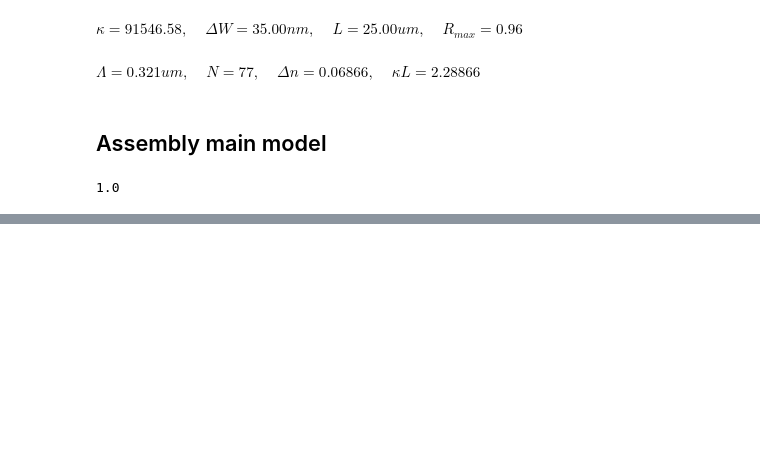
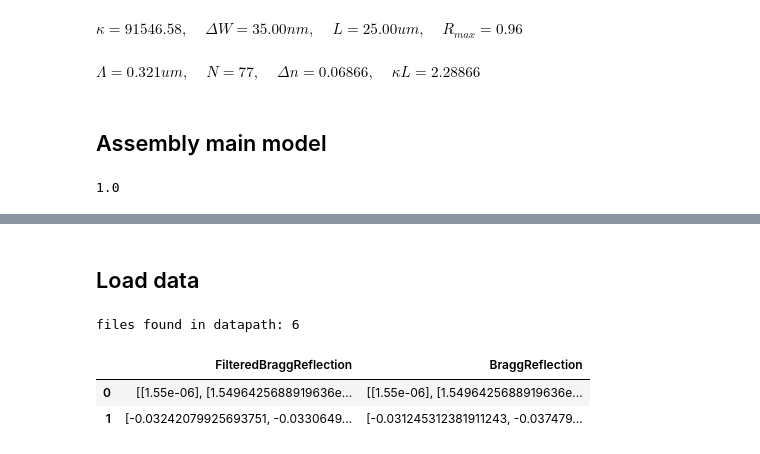
Before and after one commit to CaioRodrigues200/Photonics-training, a Jupyter notebook: Projects/Bragg Grating/SimulationFiles/FDTDAssembly.ipynb, the cells around one changed output, grey strips where cells are left out. Saved outputs shown, nothing was run; the diff lists cells and outputs as text; code cells hidden in the pictures; blank space fills up the shorter version.

```diff
--- a/Projects/Bragg Grating/SimulationFiles/FDTDAssembly.ipynb
+++ b/Projects/Bragg Grating/SimulationFiles/FDTDAssembly.ipynb
@@ -201,0 +232,23 @@ bragg.run()
+# %% [markdown]
+## Load data
+# %%
+loadFiles = ['FilteredBraggReflection','BraggReflection']
+
+loadPath = "SavedData/"
+file_count = sum(len(files) for _, _, files in os.walk(loadPath))
+data = {}
+print('files found in datapath: '+str(file_count))
+
+for i in range(len(loadFiles)):
+    infile = open(os.path.join(loadPath, loadFiles[i]+' Data') , 'rb')
+    data[loadFiles[i]] = plk.load(infile)
+    infile.close()
+
+#print(data)
+dataFrame = pd.DataFrame(data)
+dataFrame
+# %% [output]
+files found in datapath: 6
+|  | FilteredBraggReflection | BraggReflection |
+| 0 | [[1.55e-06], [1.5496425688919636e... | [[1.55e-06], [1.5496425688919636e... |
+| 1 | [-0.03242079925693751, -0.0330649... | [-0.031245312381911243, -0.037479... |
```
Also changed, not shown: parts of 12 cells of this notebook, 6 other files.
